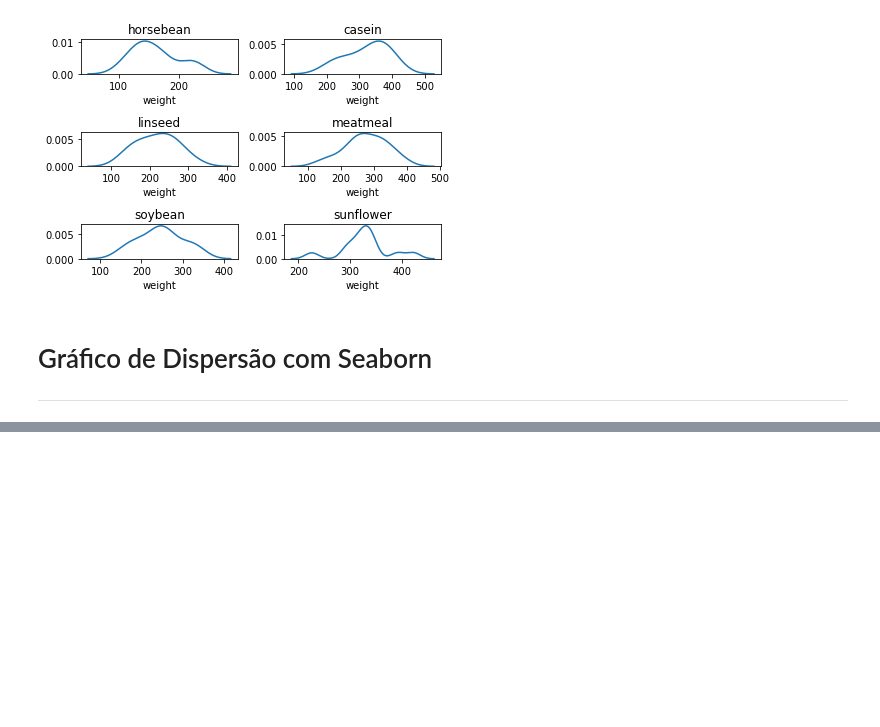
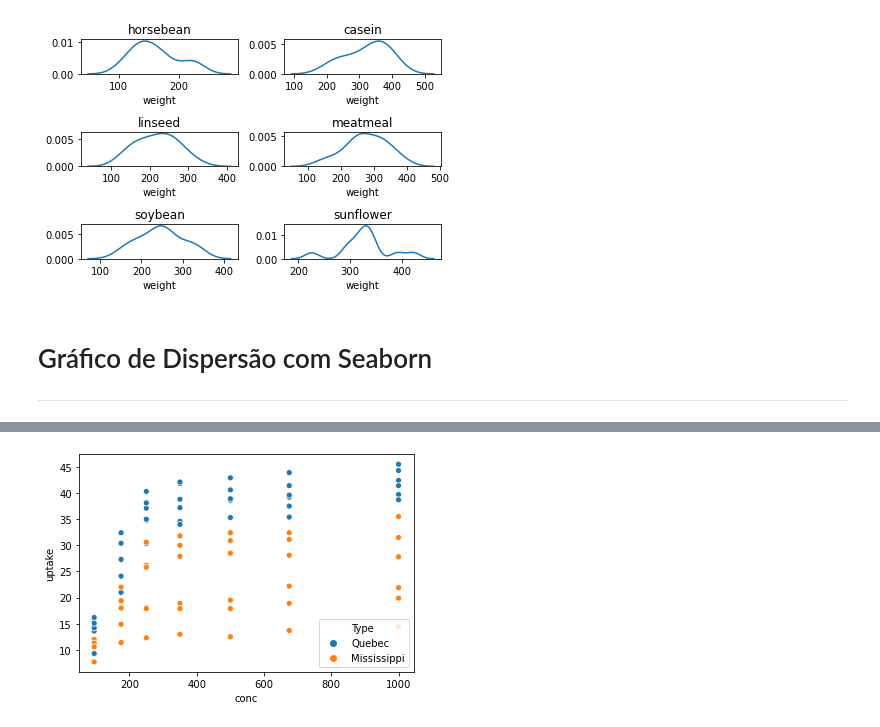
Before and after one commit to emariot/Tratamento_Dados_R_Python, a Jupyter notebook: Python/Gráficos.ipynb, the cells around one changed output, grey strips where cells are left out. Saved outputs shown, nothing was run; the diff lists cells and outputs as text; code cells hidden in the pictures; blank space fills up the shorter version.

```diff
--- a/Python/Gráficos.ipynb
+++ b/Python/Gráficos.ipynb
@@ -356,0 +366,4 @@ plt.tight_layout()
+# %%
+sns.scatterplot(data2.conc, data2.uptake, hue=data2.Type);
+# %% [output]
+[figure, added]
```
Also changed, not shown: parts of 8 cells of this notebook.
